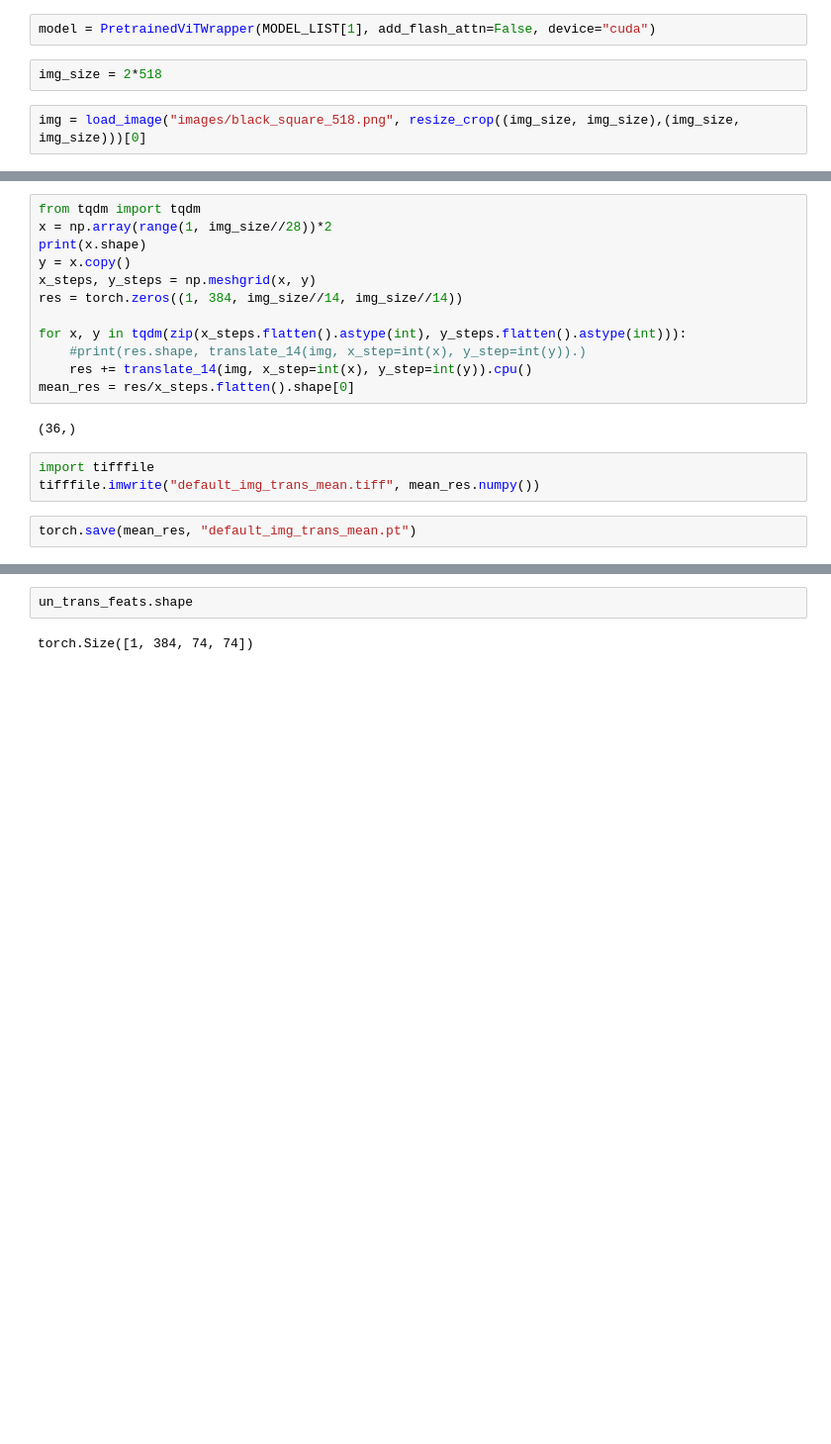
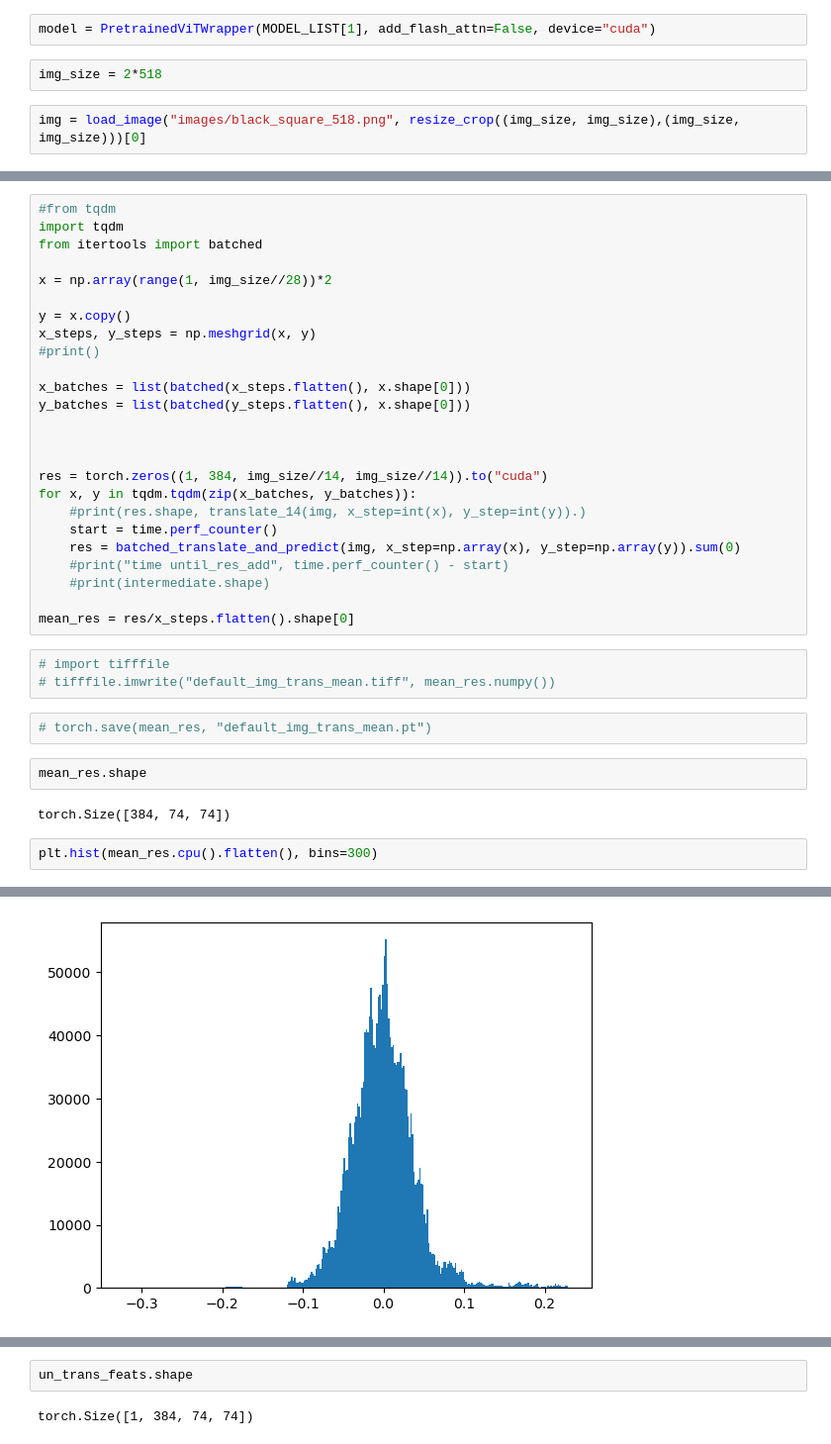
Before and after one commit to tldr-group/dino-saw, a Jupyter notebook: testing_dinov2/translation.ipynb, the cells around one changed output, grey strips where cells are left out. Shown at 99% size. Saved outputs shown, nothing was run; the diff lists cells and outputs as text; blank space fills up the shorter version.

```diff
--- a/testing_dinov2/translation.ipynb
+++ b/testing_dinov2/translation.ipynb
@@ -112,19 +173,37 @@ def translate_14(img, x_step, y_step, plot:bool=False):
 # %%
-from tqdm import tqdm
+#from tqdm
+import tqdm
+from itertools import batched
+
 x = np.array(range(1, img_size//28))*2
-print(x.shape)
+
 y = x.copy()
 x_steps, y_steps = np.meshgrid(x, y)
-res = torch.zeros((1, 384, img_size//14, img_size//14))
+#print()
 
-for x, y in tqdm(zip(x_steps.flatten().astype(int), y_steps.flatten().astype(int))):
+x_batches = list(batched(x_steps.flatten(), x.shape[0]))
+y_batches = list(batched(y_steps.flatten(), x.shape[0]))
+
+
+
+res = torch.zeros((1, 384, img_size//14, img_size//14)).to("cuda")
+for x, y in tqdm.tqdm(zip(x_batches, y_batches)):
     #print(res.shape, translate_14(img, x_step=int(x), y_step=int(y)).)
-    res += translate_14(img, x_step=int(x), y_step=int(y)).cpu()
+    start = time.perf_counter()
+    res = batched_translate_and_predict(img, x_step=np.array(x), y_step=np.array(y)).sum(0)
+    #print("time until_res_add", time.perf_counter() - start)
+    #print(intermediate.shape)
+
 mean_res = res/x_steps.flatten().shape[0]
-# %% [output]
-(36,)
 # %%
-import tifffile
-tifffile.imwrite("default_img_trans_mean.tiff", mean_res.numpy())
+# import tifffile
+# tifffile.imwrite("default_img_trans_mean.tiff", mean_res.numpy())
 # %%
-torch.save(mean_res, "default_img_trans_mean.pt")
+# torch.save(mean_res, "default_img_trans_mean.pt")
+# %%
+mean_res.shape
+# %% [output]
+torch.Size([384, 74, 74])
+# %%
+plt.hist(mean_res.cpu().flatten(), bins=300)
+# %% [output]
@@ -130,0 +227 @@ torch.save(mean_res, "default_img_trans_mean.pt")
+[figure, added]
```
Also changed, not shown: parts of 12 cells of this notebook.
